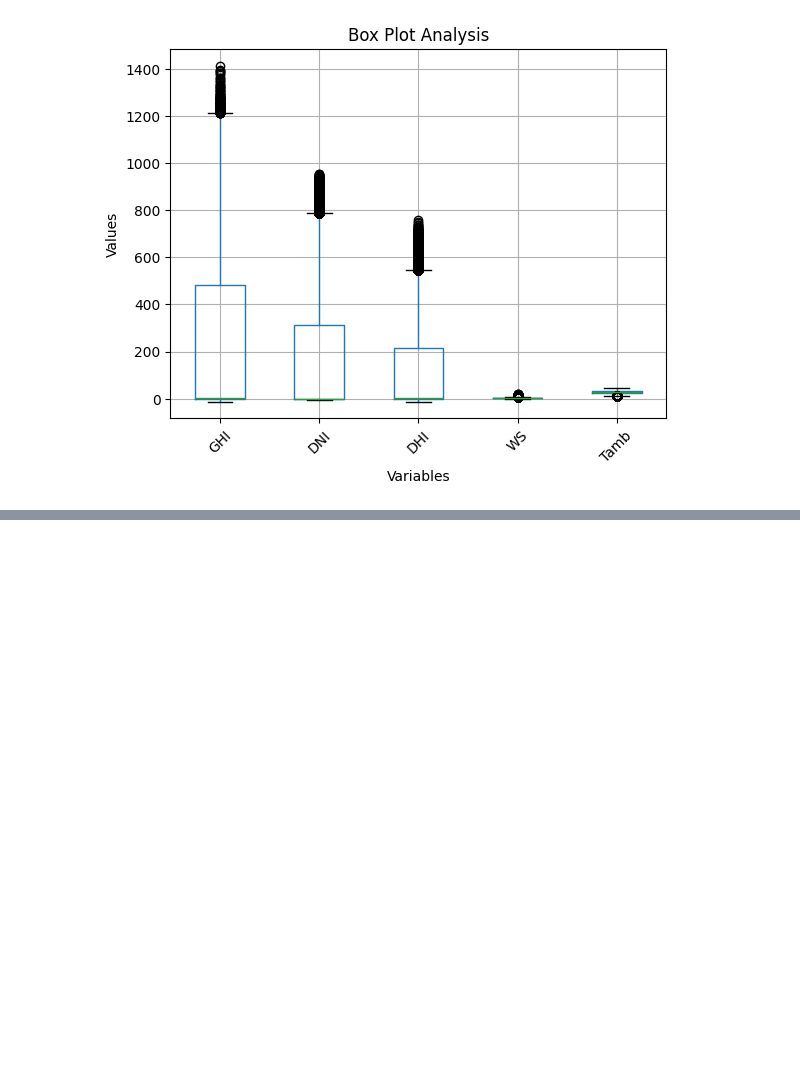
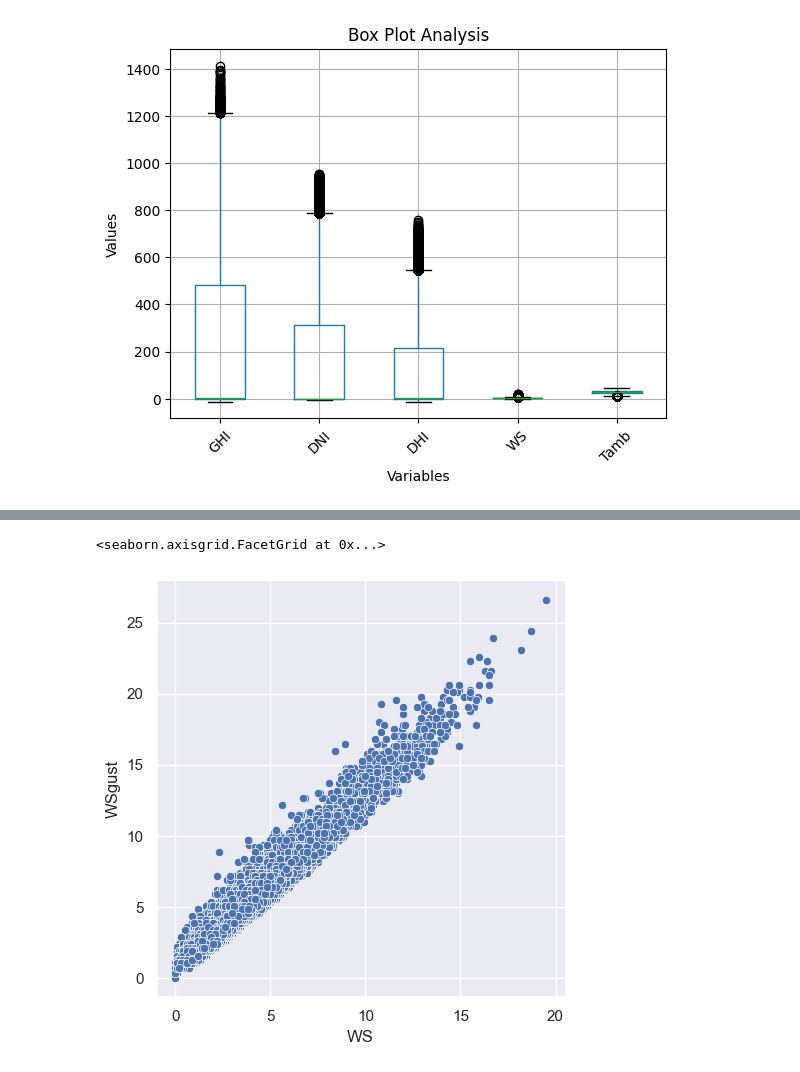
Before and after one commit to EstifanosTeklay/MoonLight-Energy-Solutions, a Jupyter notebook: notebooks/benin_EDA.ipynb, the cells around one changed output, grey strips where cells are left out. Cells and saved outputs as stored; diff of their text form; code cells hidden in the pictures; blank space fills up the shorter version.

```diff
--- a/notebooks/benin_EDA.ipynb
+++ b/notebooks/benin_EDA.ipynb
@@ -216,0 +225,6 @@ plt.show()
+# %%
+sns.set(style="darkgrid")
+sns.relplot(x="WS",y="WSgust",data=benin_data)
+# %% [output]
+<seaborn.axisgrid.FacetGrid at 0x...>
+[figure, added]
```
Also changed, not shown: parts of 1 cell of this notebook.
